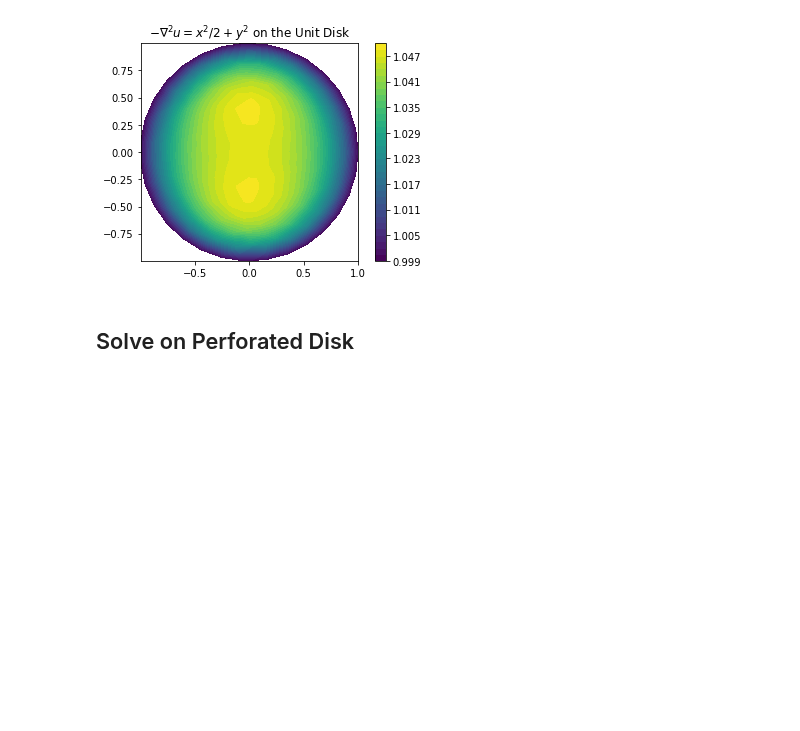
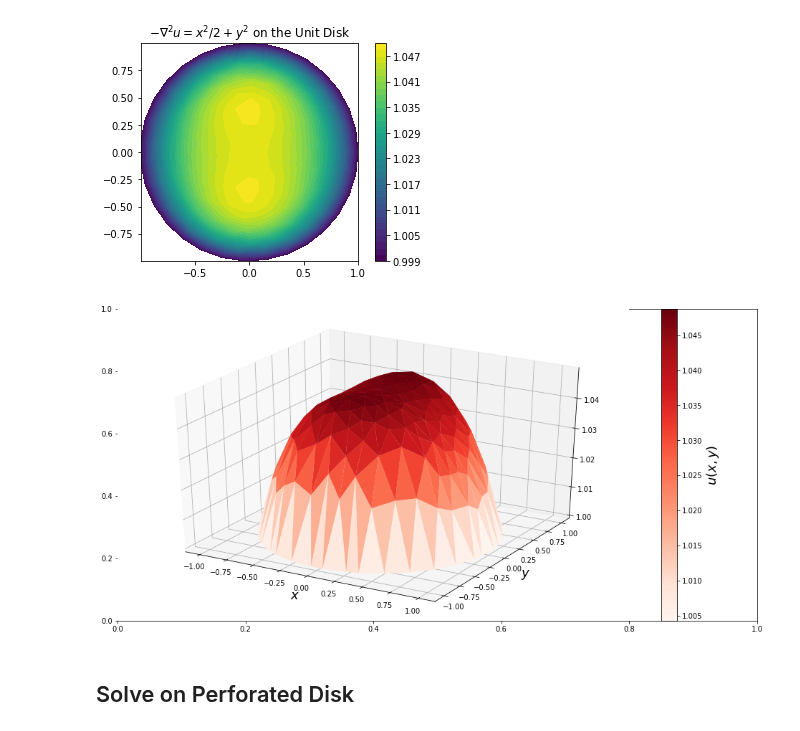
Before and after one commit to algorythmist/computational-physics, a Jupyter notebook: fenics_disk.ipynb, the cells around one changed output. Drawn from its saved outputs; the diff is of its cells as text; code cells hidden in the pictures; blank space fills up the shorter version.

```diff
--- a/fenics_disk.ipynb
+++ b/fenics_disk.ipynb
@@ -66,6 +66,28 @@ plt.colorbar(p)
 plt.show()
 # %% [output]
 [figure]
+# %%
+import matplotlib as mpl
+
+# This import registers the 3D projection, but is otherwise unused.
+from mpl_toolkits.mplot3d import Axes3D
+
+def mesh_triangulation(mesh):
+    coordinates = mesh.coordinates()
+    triangles = mesh.cells()
+    return mpl.tri.Triangulation(coordinates[:, 0], coordinates[:, 1], triangles)
+
+triangulation = mesh_triangulation(disk_mesh)
+
+fig, ax = plt.subplots(1, 1, figsize=(16, 8))
+ax = fig.add_subplot(1, 1, 1, projection='3d')
+ax.set_xlabel(r"$x$", fontsize=18)
+ax.set_ylabel(r"$y$", fontsize=18)
+c = ax.plot_trisurf(triangulation, np.array(disk_sol.vector()),cmap=mpl.cm.get_cmap("Reds"))
+cb = plt.colorbar(c, ax=ax)
+cb.set_label(r"$u(x, y)$", fontsize=18)
+# %% [output]
+[figure, added]
 # %% [markdown]
 ## Solve on Perforated Disk
 # %% [markdown]
```
Also changed, not shown: parts of 11 cells of this notebook.
